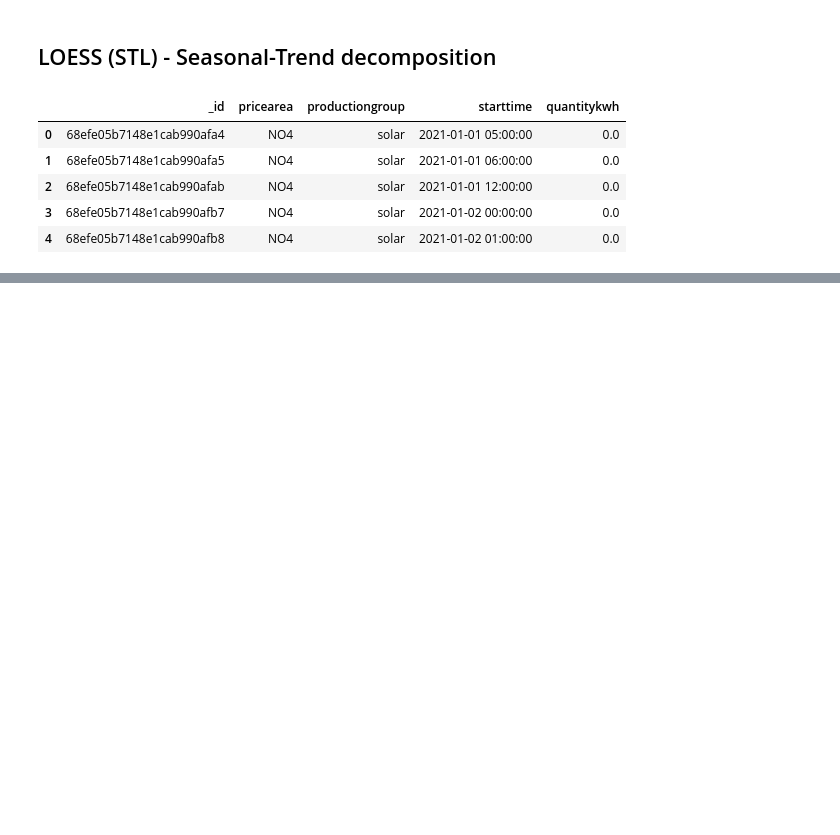
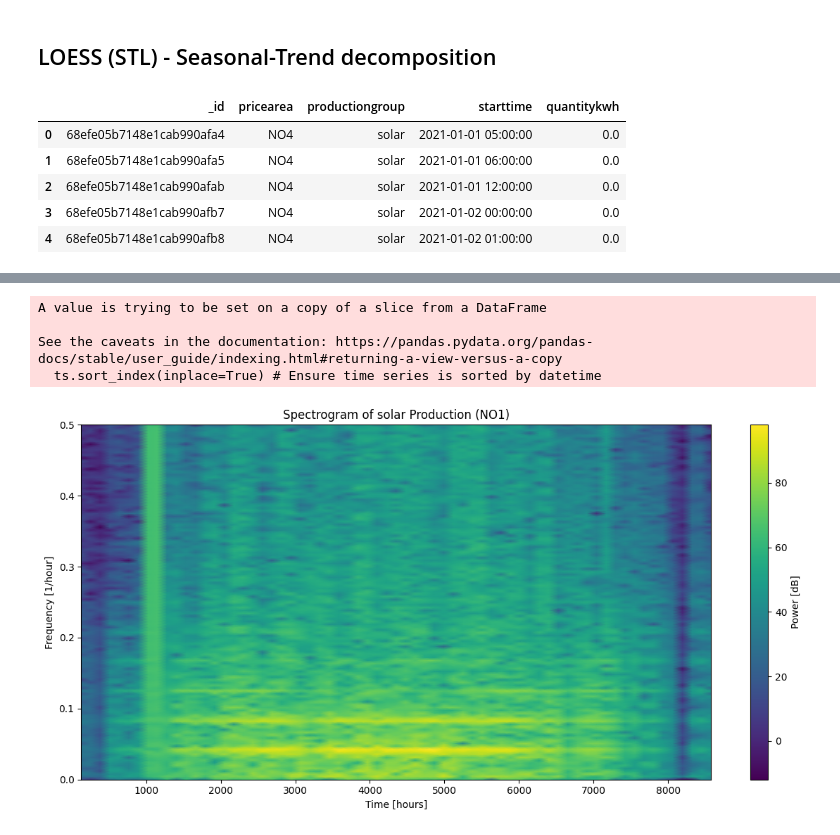
Before and after one commit to esksko/IND320-assignments-esksko, a Jupyter notebook: jupyter/assignment_3.ipynb, the cells around one changed output, grey strips where cells are left out. Cells and saved outputs as stored; diff of their text form; code cells hidden in the pictures; blank space fills up the shorter version.

```diff
--- a/jupyter/assignment_3.ipynb
+++ b/jupyter/assignment_3.ipynb
@@ -331,0 +339,31 @@ fig = stl_decomposition(elhub_df, price_area="NO1", production_group="hydro", pe
+# %%
+from scipy.signal import spectrogram
+
+def plot_spectrogram(df, price_area="NO1", production_group="Solar", window_length=256, overlap=128):
+    data = df[(df["pricearea"] == price_area) & (df["productiongroup"] == production_group)]
+
+    ts = data["quantitykwh"]
+    ts.index = pd.to_datetime(data["starttime"])
+    ts.sort_index(inplace=True) # Ensure time series is sorted by datetime
+
+    # Compute spectrogram
+    f, t, Sxx = spectrogram(ts, nperseg=window_length, noverlap=overlap)
+
+    # Plotting
+    fig, ax = plt.subplots(figsize=(12, 6))
+    im = ax.pcolormesh(t, f, 10 * np.log10(Sxx), shading="gouraud", cmap="viridis")
+    ax.set_ylabel("Frequency [1/hour]")
+    ax.set_xlabel("Time [hours]")
+    ax.set_title(f"Spectrogram of {production_group} Production ({price_area})")
+    fig.colorbar(im, ax=ax, label="Power [dB]")
+    plt.tight_layout()
+
+    return fig
+# %%
+fig = plot_spectrogram(elhub_df, price_area="NO1", production_group="solar", window_length=256, overlap=128)
+# %% [output]
+A value is trying to be set on a copy of a slice from a DataFrame
+
+See the caveats in the documentation: https://pandas.pydata.org/pandas-docs/stable/user_guide/indexing.html#returning-a-view-versus-a-copy
+  ts.sort_index(inplace=True) # Ensure time series is sorted by datetime
+[figure, added]
```
Also changed, not shown: parts of 3 cells of this notebook.
